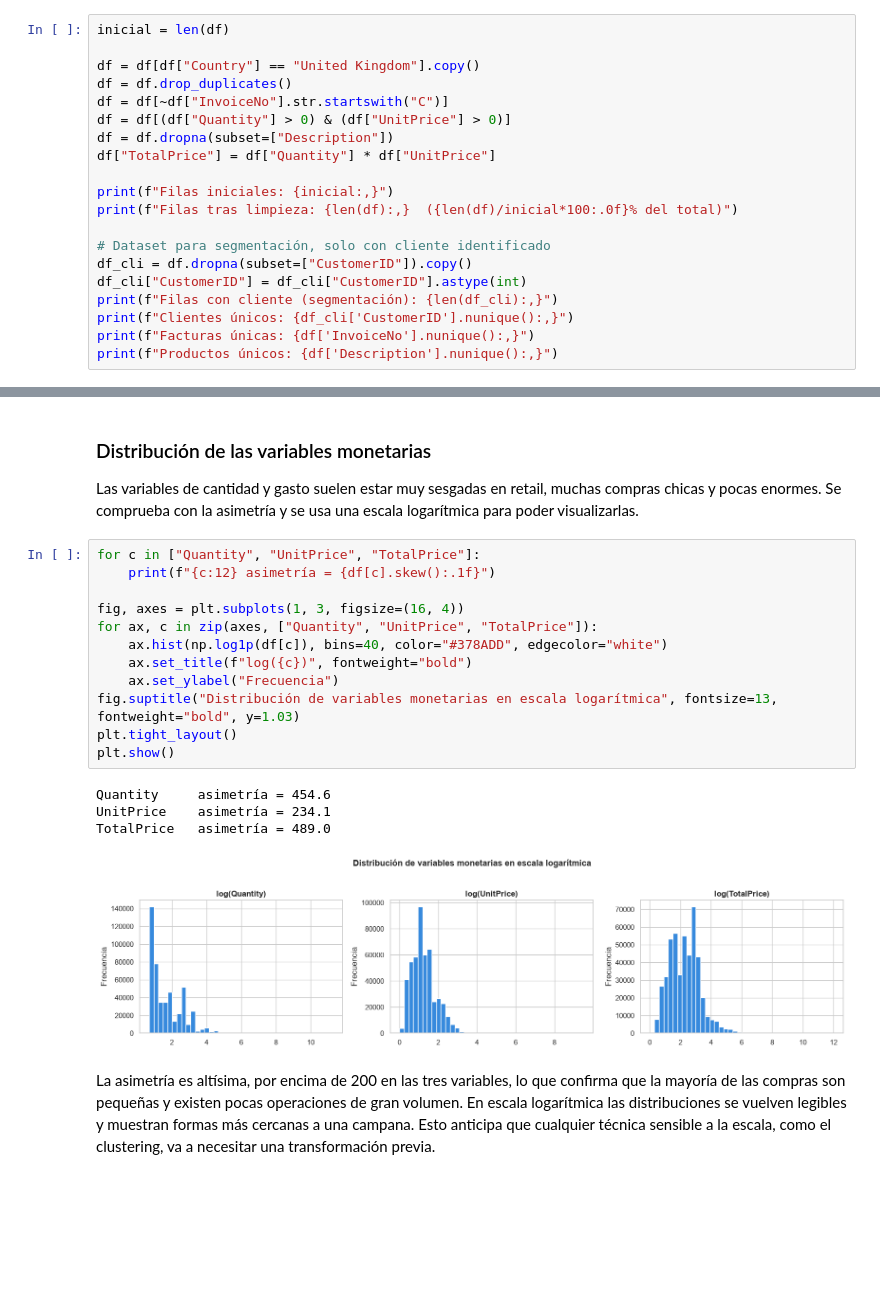
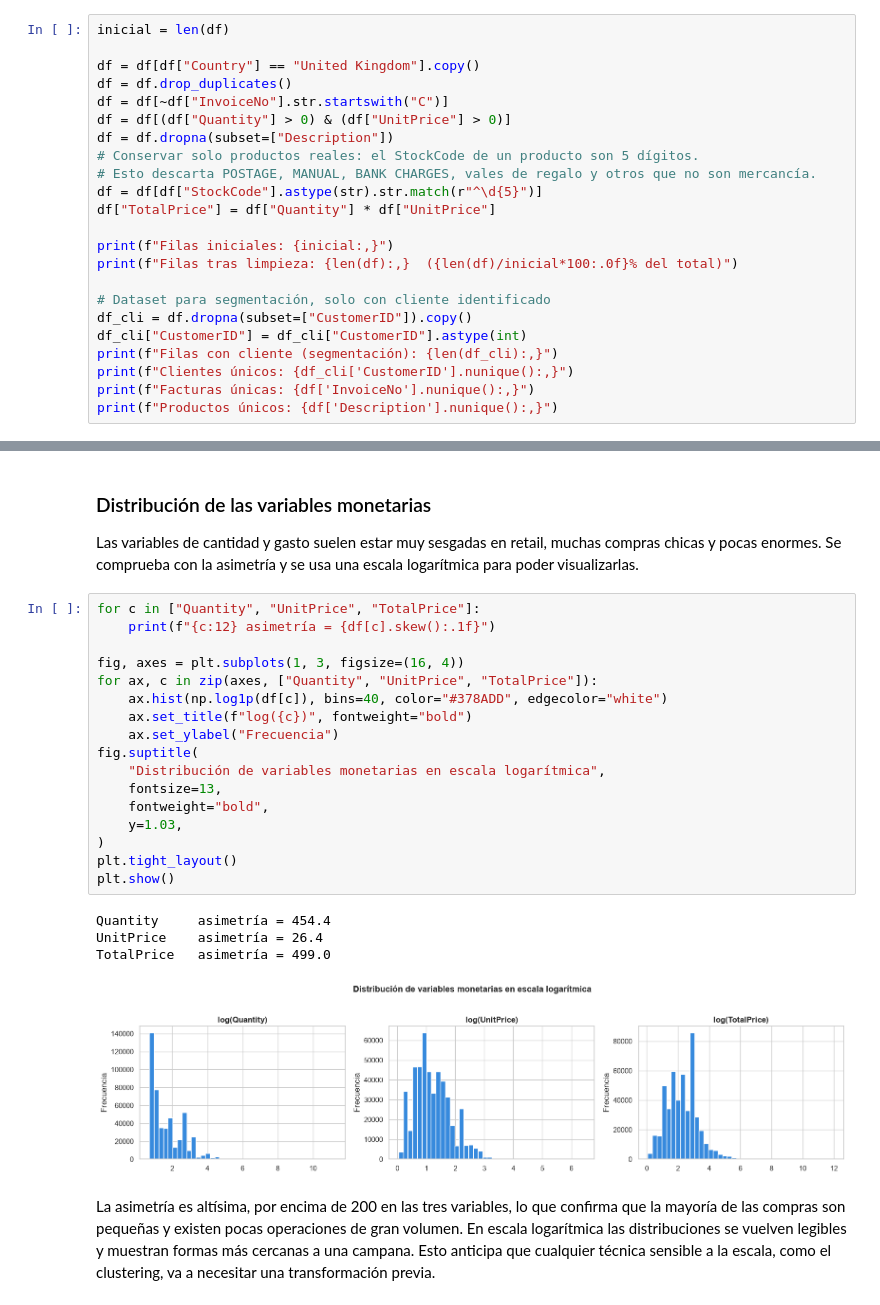
Before and after one commit to JLosada-Dev/estadistica-especializacion, a Jupyter notebook: notebooks/06-retail-analisis-completo.ipynb, the cells around one changed output, grey strips where cells are left out. Drawn from its saved outputs; the diff is of its cells as text; blank space fills up the shorter version.

```diff
--- a/notebooks/06-retail-analisis-completo.ipynb
+++ b/notebooks/06-retail-analisis-completo.ipynb
@@ -131,6 +134,9 @@ df = df.drop_duplicates()
 df = df[~df["InvoiceNo"].str.startswith("C")]
 df = df[(df["Quantity"] > 0) & (df["UnitPrice"] > 0)]
 df = df.dropna(subset=["Description"])
+# Conservar solo productos reales: el StockCode de un producto son 5 dígitos.
+# Esto descarta POSTAGE, MANUAL, BANK CHARGES, vales de regalo y otros que no son mercancía.
+df = df[df["StockCode"].astype(str).str.match(r"^\d{5}")]
 df["TotalPrice"] = df["Quantity"] * df["UnitPrice"]
 
 print(f"Filas iniciales: {inicial:,}")
@@ -186,20 +314,25 @@ Las variables de cantidad y gasto suelen estar muy sesgadas en retail, muchas co
 # %%
 for c in ["Quantity", "UnitPrice", "TotalPrice"]:
     print(f"{c:12} asimetría = {df[c].skew():.1f}")
 
 fig, axes = plt.subplots(1, 3, figsize=(16, 4))
 for ax, c in zip(axes, ["Quantity", "UnitPrice", "TotalPrice"]):
     ax.hist(np.log1p(df[c]), bins=40, color="#378ADD", edgecolor="white")
     ax.set_title(f"log({c})", fontweight="bold")
     ax.set_ylabel("Frecuencia")
-fig.suptitle("Distribución de variables monetarias en escala logarítmica", fontsize=13, fontweight="bold", y=1.03)
+fig.suptitle(
+    "Distribución de variables monetarias en escala logarítmica",
+    fontsize=13,
+    fontweight="bold",
+    y=1.03,
+)
 plt.tight_layout()
 plt.show()
 # %% [output]
-Quantity     asimetría = 454.6
-UnitPrice    asimetría = 234.1
-TotalPrice   asimetría = 489.0
+Quantity     asimetría = 454.4
+UnitPrice    asimetría = 26.4
+TotalPrice   asimetría = 499.0
-[figure, old version]
+[figure, new version]
 # %% [markdown]
 La asimetría es altísima, por encima de 200 en las tres variables, lo que confirma que la mayoría de las compras son pequeñas y existen pocas operaciones de gran volumen. En escala logarítmica las distribuciones se vuelven legibles y muestran formas más cercanas a una campana. Esto anticipa que cualquier técnica sensible a la escala, como el clustering, va a necesitar una transformación previa.
 # %% [markdown]
```
Also changed, not shown: parts of 49 cells of this notebook, 1 other file.
